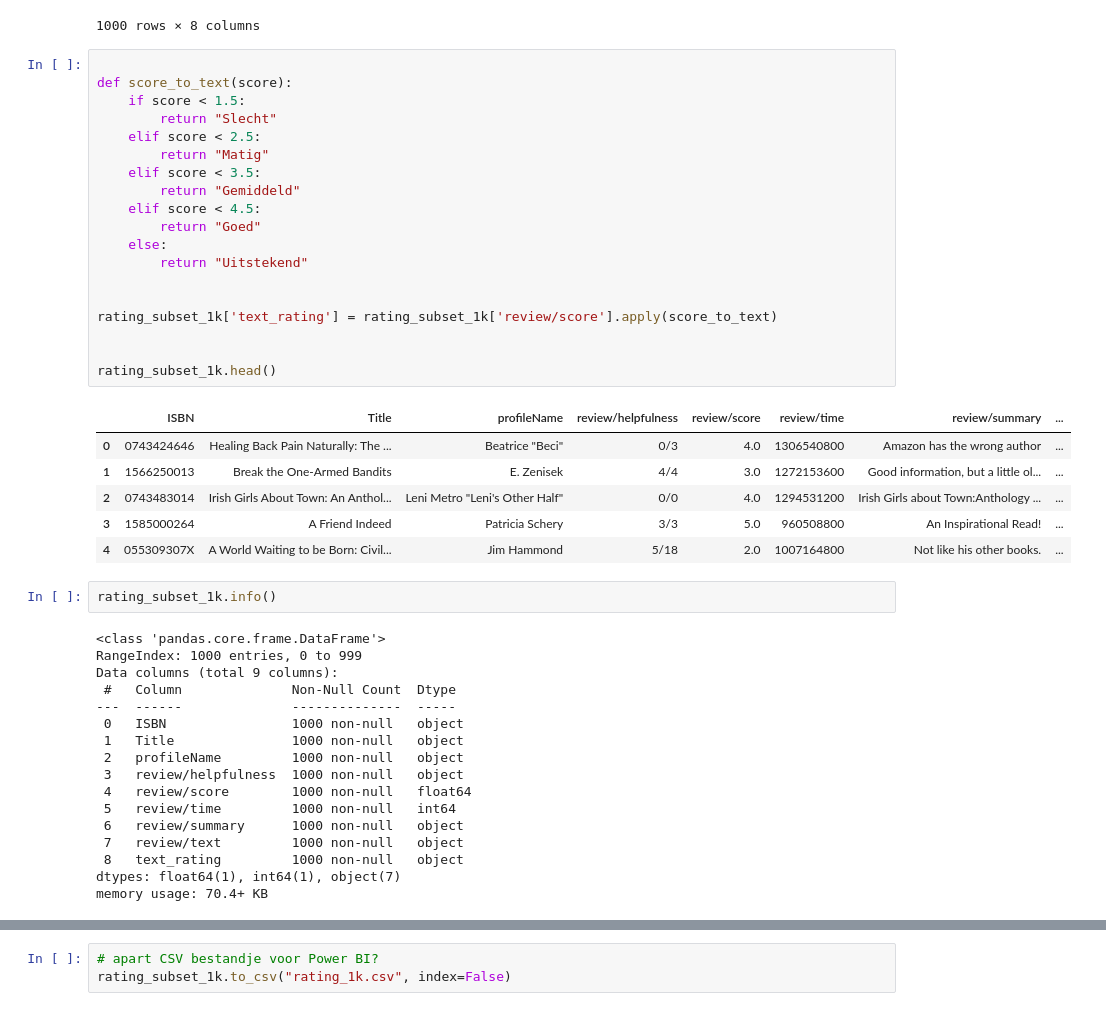
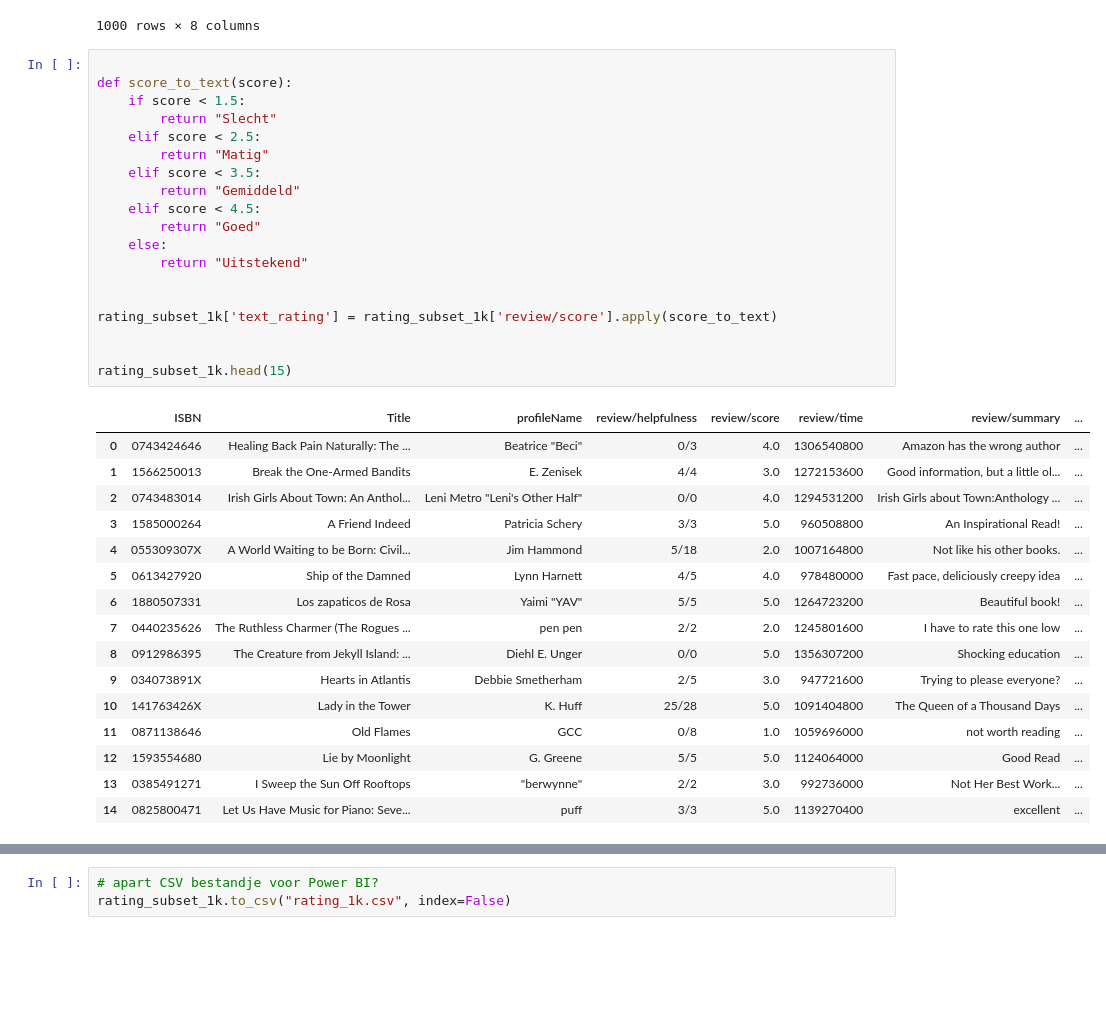
Before and after one commit to tkalkman/Data, a Jupyter notebook: Explore data.ipynb, the cells around one changed output, grey strips where cells are left out. Drawn from its saved outputs; the diff is of its cells as text; blank space fills up the shorter version.

```diff
--- a/Explore data.ipynb
+++ b/Explore data.ipynb
@@ -315,48 +347,39 @@ rating_subset_1k
 # %%
 
 def score_to_text(score):
     if score < 1.5:
         return "Slecht"
     elif score < 2.5:
         return "Matig"
     elif score < 3.5:
         return "Gemiddeld"
     elif score < 4.5:
         return "Goed"
     else:
         return "Uitstekend"
 
 
 rating_subset_1k['text_rating'] = rating_subset_1k['review/score'].apply(score_to_text)
 
 
-rating_subset_1k.head()
+rating_subset_1k.head(15)
 # %% [output]
 |  | ISBN | Title | profileName | review/helpfulness | review/score | review/time | review/summary | ... |
 | 0 | 0743424646 | Healing Back Pain Naturally: The ... | Beatrice "Beci" | 0/3 | 4.0 | 1306540800 | Amazon has the wrong author | ... |
 | 1 | 1566250013 | Break the One-Armed Bandits | E. Zenisek | 4/4 | 3.0 | 1272153600 | Good information, but a little ol... | ... |
 | 2 | 0743483014 | Irish Girls About Town: An Anthol... | Leni Metro "Leni's Other Half" | 0/0 | 4.0 | 1294531200 | Irish Girls about Town:Anthology ... | ... |
 | 3 | 1585000264 | A Friend Indeed | Patricia Schery | 3/3 | 5.0 | 960508800 | An Inspirational Read! | ... |
 | 4 | 055309307X | A World Waiting to be Born: Civil... | Jim Hammond | 5/18 | 2.0 | 1007164800 | Not like his other books. | ... |
+| 5 | 0613427920 | Ship of the Damned | Lynn Harnett | 4/5 | 4.0 | 978480000 | Fast pace, deliciously creepy idea | ... |
+| 6 | 1880507331 | Los zapaticos de Rosa | Yaimi "YAV" | 5/5 | 5.0 | 1264723200 | Beautiful book! | ... |
+| 7 | 0440235626 | The Ruthless Charmer (The Rogues ... | pen pen | 2/2 | 2.0 | 1245801600 | I have to rate this one low | ... |
+| 8 | 0912986395 | The Creature from Jekyll Island: ... | Diehl E. Unger | 0/0 | 5.0 | 1356307200 | Shocking education | ... |
+| 9 | 034073891X | Hearts in Atlantis | Debbie Smetherham | 2/5 | 3.0 | 947721600 | Trying to please everyone? | ... |
+| 10 | 141763426X | Lady in the Tower | K. Huff | 25/28 | 5.0 | 1091404800 | The Queen of a Thousand Days | ... |
+| 11 | 0871138646 | Old Flames | GCC | 0/8 | 1.0 | 1059696000 | not worth reading | ... |
+| 12 | 1593554680 | Lie by Moonlight | G. Greene | 5/5 | 5.0 | 1124064000 | Good Read | ... |
+| 13 | 0385491271 | I Sweep the Sun Off Rooftops | "berwynne" | 2/2 | 3.0 | 992736000 | Not Her Best Work... | ... |
+| 14 | 0825800471 | Let Us Have Music for Piano: Seve... | puff | 3/3 | 5.0 | 1139270400 | excellent | ... |
-# %%
-rating_subset_1k.info()
-# %% [output]
-<class 'pandas.core.frame.DataFrame'>
-RangeIndex: 1000 entries, 0 to 999
-Data columns (total 9 columns):
- #   Column              Non-Null Count  Dtype
----  ------              --------------  -----
- 0   ISBN                1000 non-null   object
- 1   Title               1000 non-null   object
- 2   profileName         1000 non-null   object
- 3   review/helpfulness  1000 non-null   object
- 4   review/score        1000 non-null   float64
- 5   review/time         1000 non-null   int64
- 6   review/summary      1000 non-null   object
- 7   review/text         1000 non-null   object
- 8   text_rating         1000 non-null   object
-dtypes: float64(1), int64(1), object(7)
-memory usage: 70.4+ KB
 # %%
 rating_subset_1k.info()
 # %% [output]
```
Also changed, not shown: parts of 4 cells of this notebook.
